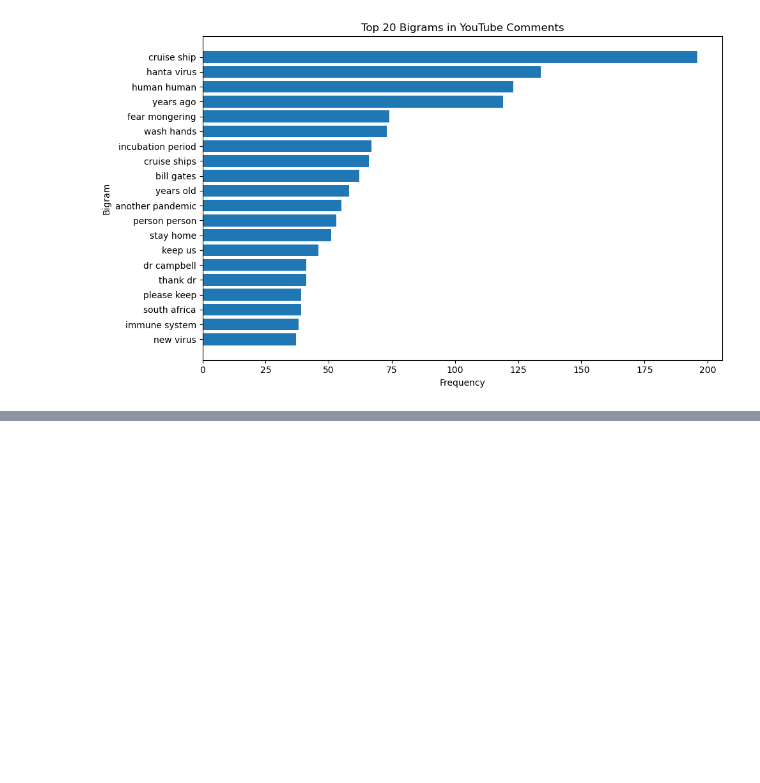
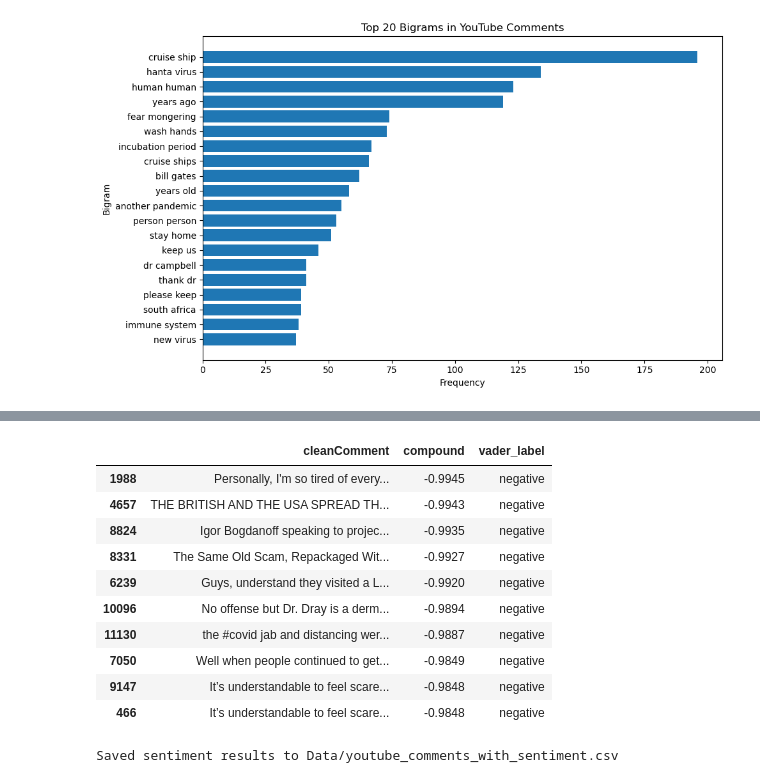
Before and after one commit to BenB51/UGGroup11_SocialMedia_A2, a Jupyter notebook: Youtube_Analysis.ipynb, the cells around one changed output, grey strips where cells are left out. Cells and saved outputs as stored; diff of their text form; code cells hidden in the pictures; blank space fills up the shorter version.

```diff
--- a/Youtube_Analysis.ipynb
+++ b/Youtube_Analysis.ipynb
@@ -932,0 +1082,24 @@ plt.show()
+# %%
+# show most negative comments
+english_comments_df.sort_values(
+    "compound", ascending=True
+)[["cleanComment", "compound", "vader_label"]].head(10)
+# %% [output]
+|  | cleanComment | compound | vader_label |
+| 1988 | Personally, I'm so tired of every... | -0.9945 | negative |
+| 4657 | THE BRITISH AND THE USA SPREAD TH... | -0.9943 | negative |
+| 8824 | Igor Bogdanoff speaking to projec... | -0.9935 | negative |
+| 8331 | The Same Old Scam, Repackaged Wit... | -0.9927 | negative |
+| 6239 | Guys, understand they visited a L... | -0.9920 | negative |
+| 10096 | No offense but Dr. Dray is a derm... | -0.9894 | negative |
+| 11130 | the #covid jab and distancing wer... | -0.9887 | negative |
+| 7050 | Well when people continued to get... | -0.9849 | negative |
+| 9147 | It’s understandable to feel scare... | -0.9848 | negative |
+| 466 | It’s understandable to feel scare... | -0.9848 | negative |
+# %%
+# save comments with vader sentiment results
+english_comments_df.to_csv("Data/youtube_comments_with_sentiment.csv", index=False)
+
+print("Saved sentiment results to Data/youtube_comments_with_sentiment.csv")
+# %% [output]
+Saved sentiment results to Data/youtube_comments_with_sentiment.csv
```
Also changed, not shown: parts of 9 cells of this notebook, 1 other file.
